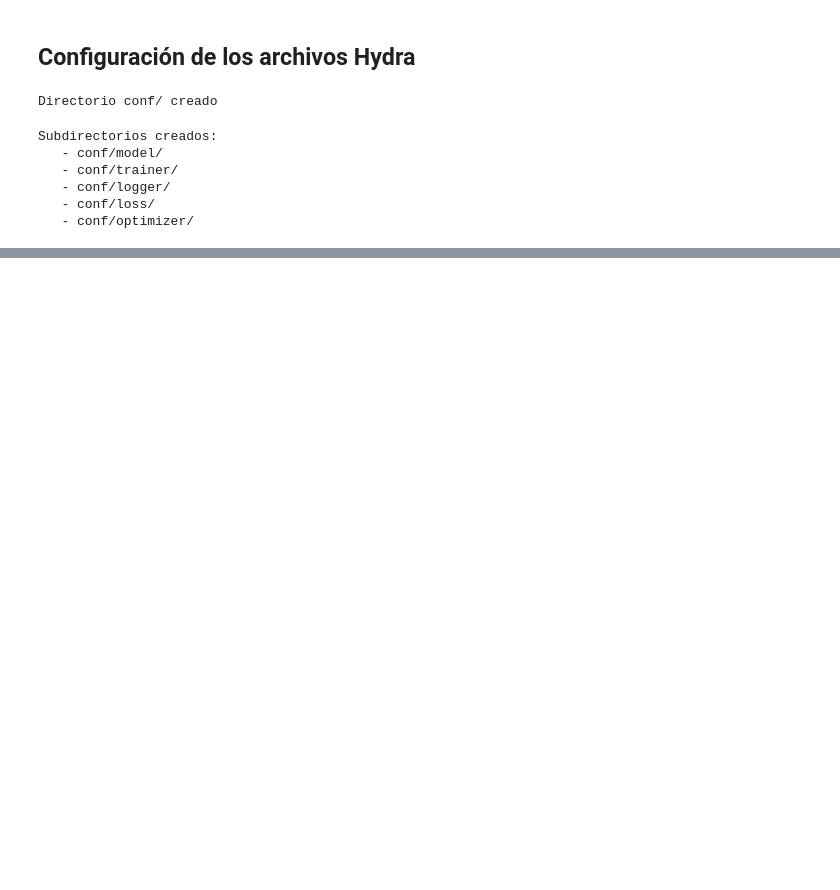
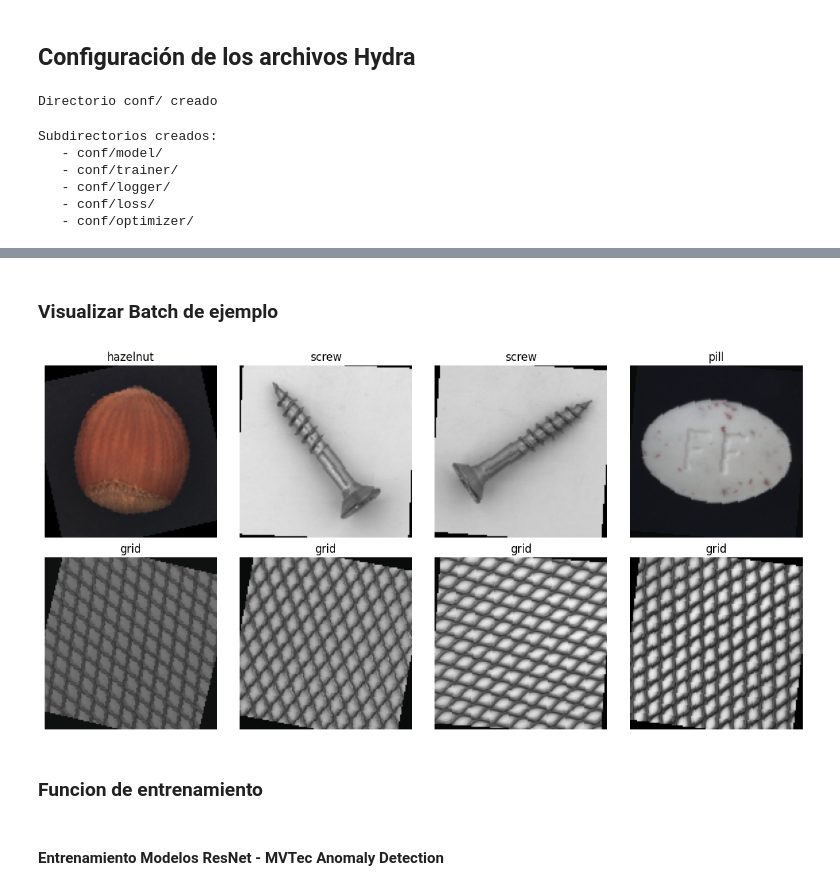
Before and after one commit to Daniel-TEC-17/ProyectoAnomalias, a Jupyter notebook: anomalias.ipynb, the cells around one changed output, grey strips where cells are left out. Saved outputs shown, nothing was run; the diff lists cells and outputs as text; code cells hidden in the pictures; blank space fills up the shorter version.

```diff
--- a/anomalias.ipynb
+++ b/anomalias.ipynb
@@ -379,0 +964,20 @@ conf/optimizer/adam_high.yaml creado (lr: 5e-3)
+# %%
+pl.seed_everything(cfg.seed, workers=True)
+
+datamodule = MVTecDataModule(
+    data_dir=cfg.data.data_dir,
+    class_names=cfg.class_names,
+    batch_size=cfg.data.batch_size,
+    num_workers=cfg.data.num_workers,
+    pin_memory=cfg.data.pin_memory
+)
+
+datamodule.setup()
+
+print("\n=== DATASET STATISTICS ===")
+stats = datamodule.get_num_samples()
+print(f"Train samples:      {stats['train']}")
+print(f"Validation samples: {stats['val']}")
+print(f"Test samples:       {stats['test']}")
+print(f"\nBatch size: {cfg.data.batch_size}")
+print(f"Train batches per epoch: {stats['train'] // cfg.data.batch_size}")
@@ -379,0 +993,34 @@ conf/optimizer/adam_high.yaml creado (lr: 5e-3)
+# %% [markdown]
+### Visualizar Batch de ejemplo
+# %%
+import matplotlib.pyplot as plt
+import numpy as np
+
+def imshow(img, title=None):
+    img = img.numpy().transpose((1, 2, 0))
+    mean = np.array([0.485, 0.456, 0.406])
+    std = np.array([0.229, 0.224, 0.225])
+    img = std * img + mean
+    img = np.clip(img, 0, 1)
+    plt.imshow(img)
+    if title:
+        plt.title(title)
+    plt.axis('off')
+
+train_loader = datamodule.train_dataloader()
+images, labels = next(iter(train_loader))
+
+fig, axes = plt.subplots(2, 4, figsize=(12, 6))
+for idx, ax in enumerate(axes.flat):
+    if idx < len(images):
+        plt.sca(ax)
+        class_name = cfg.class_names[labels[idx].item()]
+        imshow(images[idx].cpu(), title=f"{class_name}")
+plt.tight_layout()
+plt.show()
+# %% [output]
+[figure, added]
+# %% [markdown]
+### Funcion de entrenamiento
+# %% [markdown]
+#### Entrenamiento Modelos ResNet - MVTec Anomaly Detection
```
Also changed, not shown: parts of 81 cells of this notebook, 24 other files.
